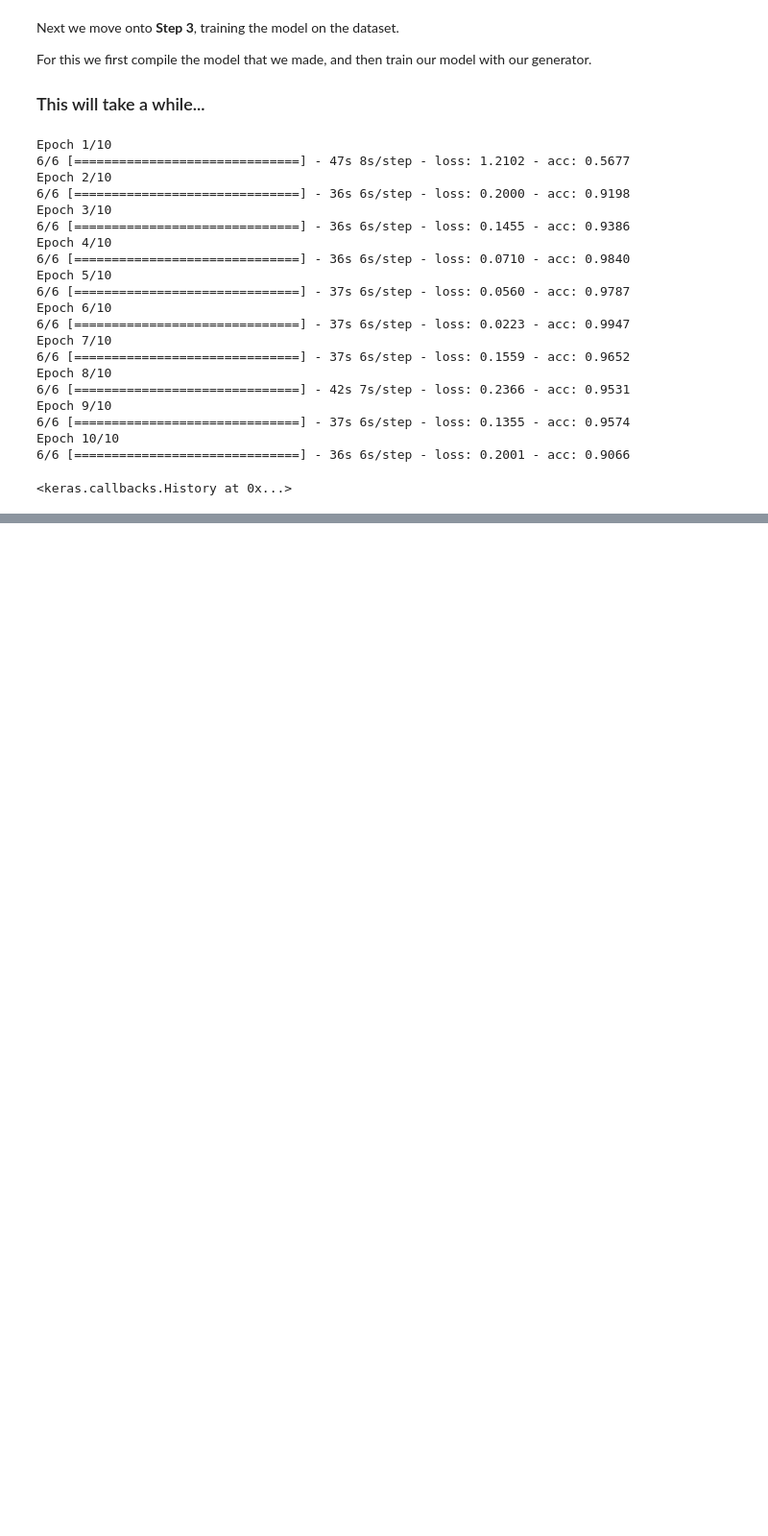
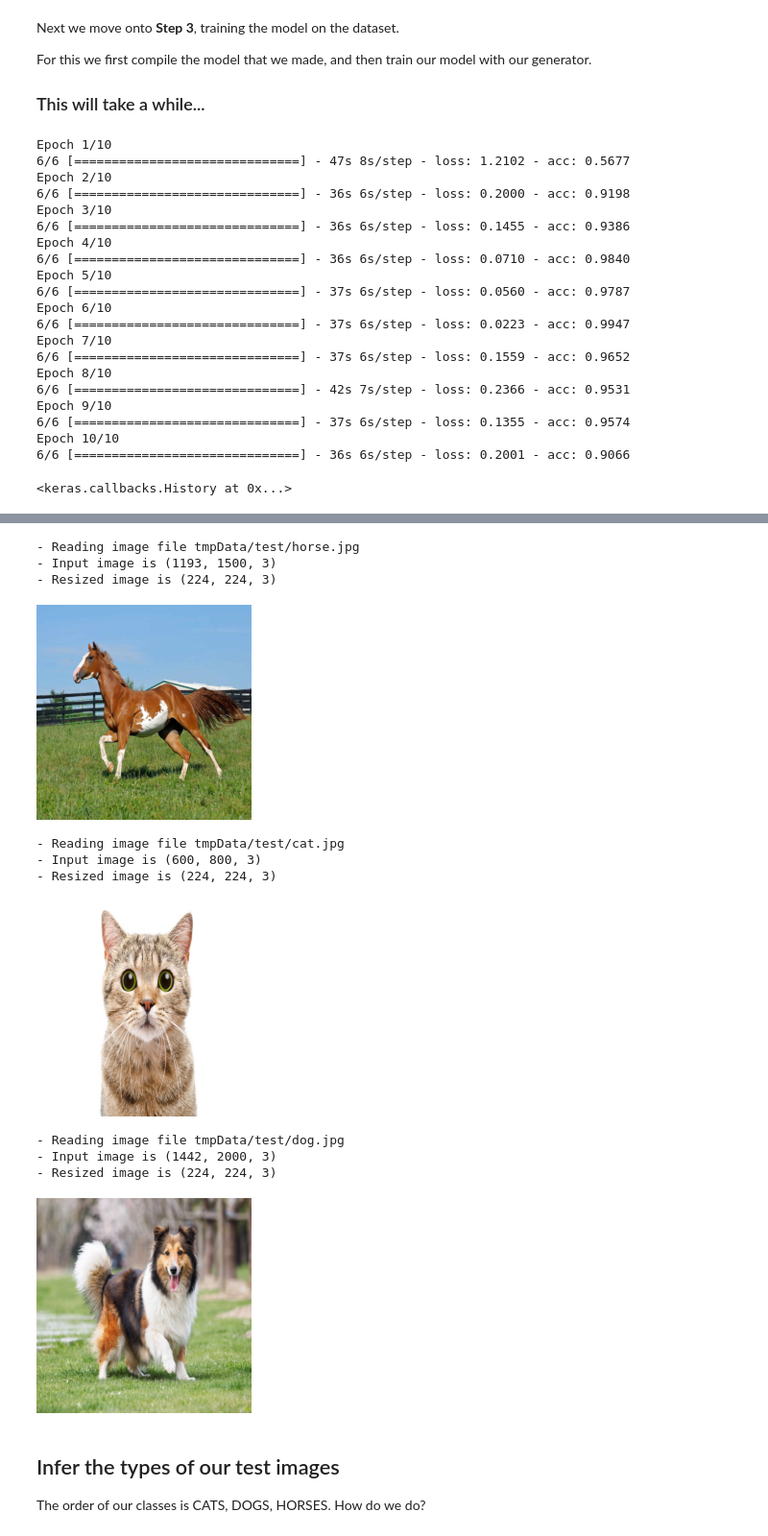
Before and after one commit to jfogarty/Resume, a Jupyter notebook: transfer_learning_keras_MobileNet.ipynb, the cells around one changed output, grey strips where cells are left out. Shown at 96% size. Cells and saved outputs as stored; diff of their text form; code cells hidden in the pictures; blank space fills up the shorter version.

Commit message:
Add inference of results

```diff
--- a/transfer_learning_keras_MobileNet.ipynb
+++ b/transfer_learning_keras_MobileNet.ipynb
@@ -1,7 +1,5 @@
 # %% [markdown]
 <a href="https://colab.research.google.com/github/jfogarty/Resume/blob/master/transfer_learning_keras_MobileNet.ipynb" target="_parent"><img src="https://colab.research.google.com/assets/colab-badge.svg" alt="Open In Colab"/></a>
-# %%
-URL='https://github.com/aditya9898/transfer-learning/tree/master/train'
 # %% [markdown]
 # Tensorflow only CNN on MNIST with MiniBatch evaluation
 
@@ -335,0 +345,15 @@ With this, we will have trained a model. The trained model can then be used to p
+# %%
+TESTDIR = os.path.join(TMPDIR, 'test')
+if not os.path.exists(TESTDIR): os.makedirs(TESTDIR)
+
+horseUrl = 'https://thehorse.com/wp-content/uploads/2017/09/paint-horse-running-in-field.jpg'
+testHorse = os.path.join(TESTDIR, 'horse.jpg')
+!curl $horseUrl -o $testHorse
+
+dogUrl = 'https://peopledotcom.files.wordpress.com/2019/06/shetland-sheepdog.jpg'
+testDog = os.path.join(TESTDIR, 'dog.jpg')
+!curl $dogUrl -o $testDog
+
+catUrl = 'https://timesofindia.indiatimes.com/thumb/msid-67586673,width-800,height-600,resizemode-4/67586673.jpg'
+testCat = os.path.join(TESTDIR, 'cat.jpg')
+!curl $catUrl -o $testCat
@@ -335,0 +374,35 @@ With this, we will have trained a model. The trained model can then be used to p
+# %%
+from keras.preprocessing.image import ImageDataGenerator, array_to_img, img_to_array, load_img
+import skimage
+
+images = []
+for f in [testHorse, testCat, testDog]:
+    print(f'- Reading image file {f}')
+    img = load_img(f)
+    bigx = img_to_array(img)
+
+    print (f'- Input image is {bigx.shape}')
+    new_shape = (224,224,3)
+    x = skimage.transform.resize(bigx, new_shape)
+    print (f'- Resized image is {x.shape}')
+    images.append(x)
+
+    small_img = array_to_img(x)
+    display(small_img)
+# %% [output]
+- Reading image file tmpData/test/horse.jpg
+- Input image is (1193, 1500, 3)
+- Resized image is (224, 224, 3)
+[figure, added]
+- Reading image file tmpData/test/cat.jpg
+- Input image is (600, 800, 3)
+- Resized image is (224, 224, 3)
+[figure, added]
+- Reading image file tmpData/test/dog.jpg
+- Input image is (1442, 2000, 3)
+- Resized image is (224, 224, 3)
+[figure, added]
+# %% [markdown]
+## Infer the types of our test images
+
+The order of our classes is CATS, DOGS, HORSES.  How do we do?
```
Also changed, not shown: parts of 9 cells of this notebook.
